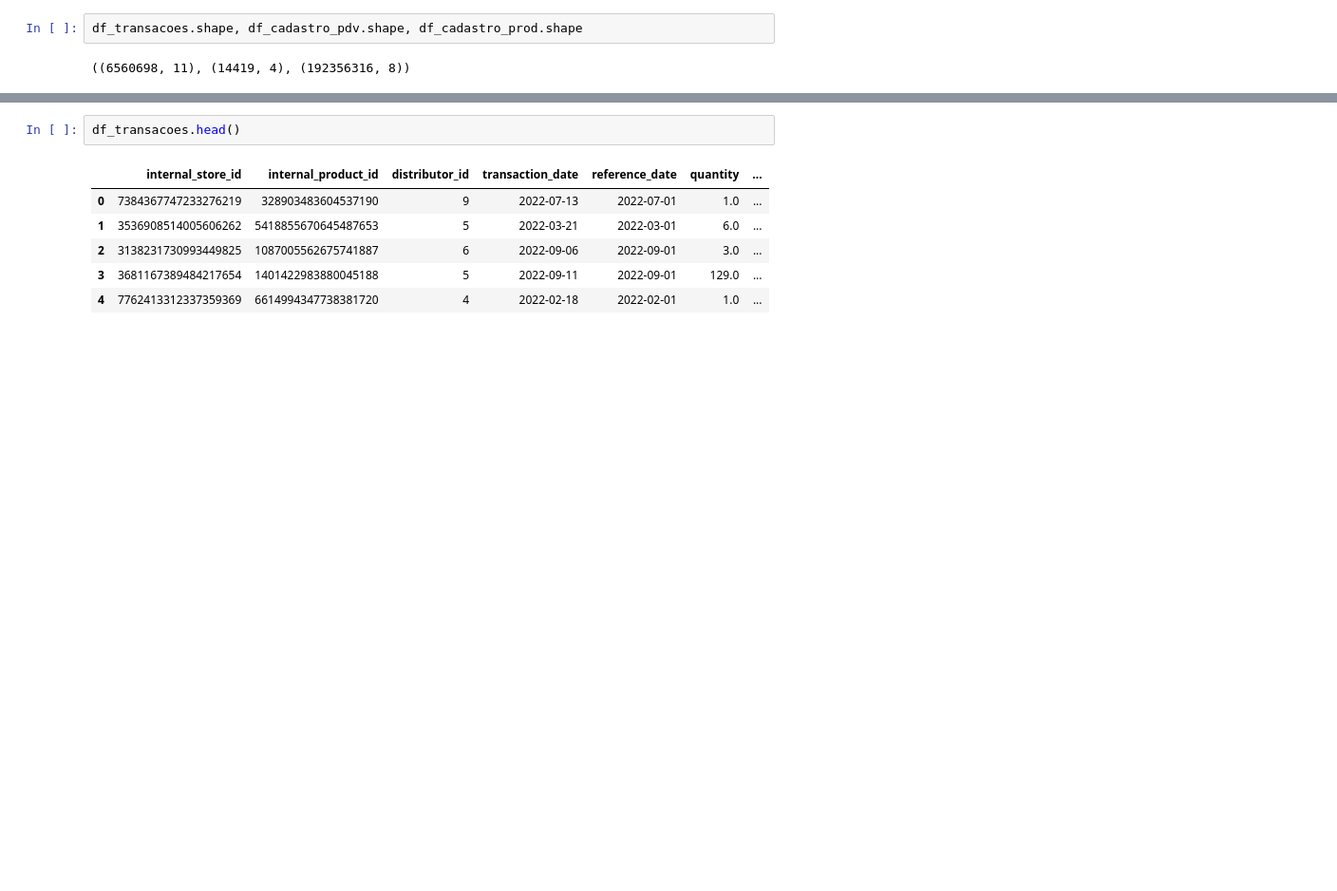
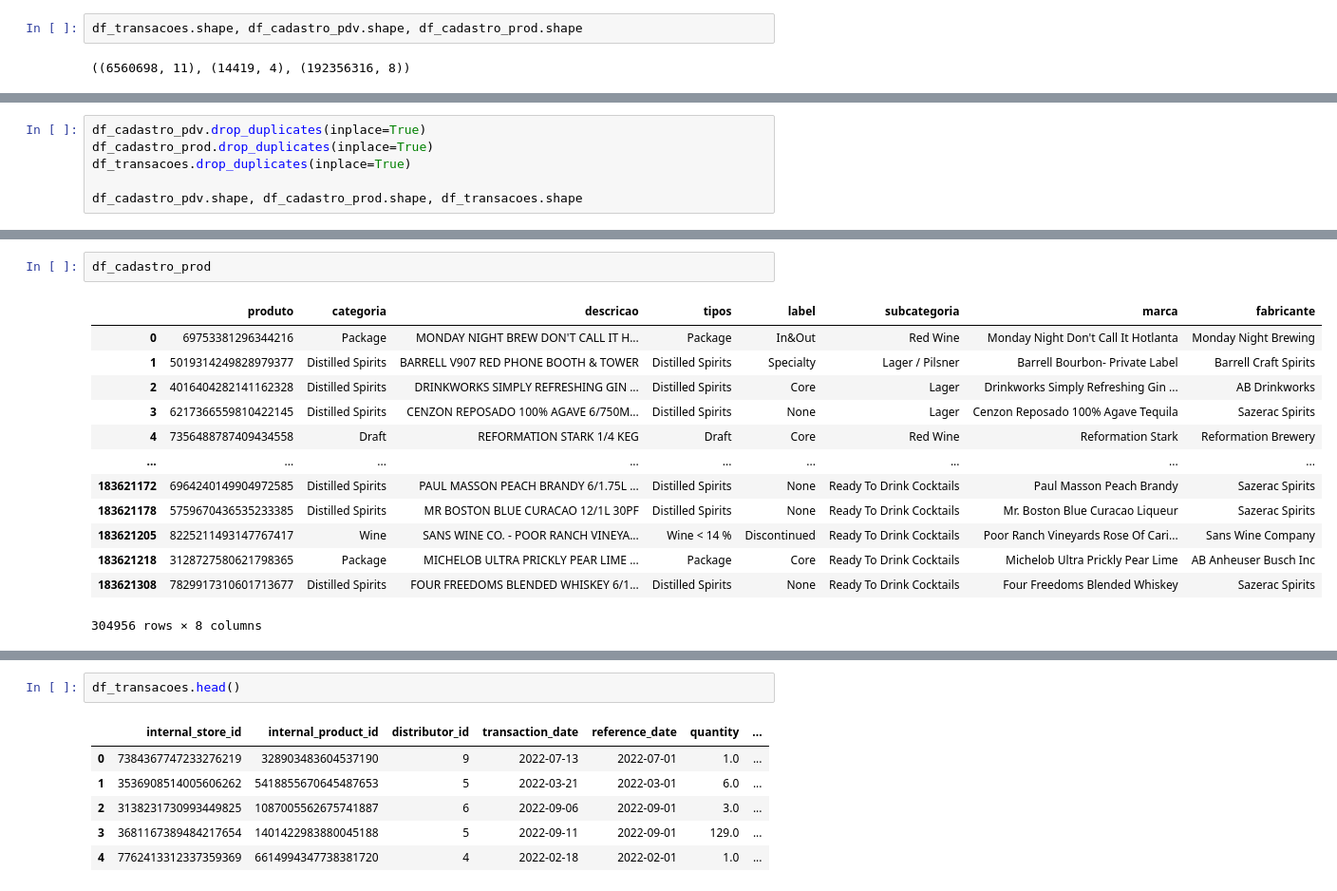
Before and after one commit to VictorBauler/Hackathon_Big_Data_2025, a Jupyter notebook: notebooks/eda.ipynb, the cells around one changed output, grey strips where cells are left out. Shown at 95% size. Saved outputs shown, nothing was run; the diff lists cells and outputs as text; blank space fills up the shorter version.

Commit message:
Drop duplicates, check for NA values.

```diff
--- a/notebooks/eda.ipynb
+++ b/notebooks/eda.ipynb
@@ -62,0 +67,6 @@ df_transacoes.shape, df_cadastro_pdv.shape, df_cadastro_prod.shape
+# %%
+df_cadastro_pdv.drop_duplicates(inplace=True)
+df_cadastro_prod.drop_duplicates(inplace=True)
+df_transacoes.drop_duplicates(inplace=True)
+
+df_cadastro_pdv.shape, df_cadastro_prod.shape, df_transacoes.shape
@@ -62,0 +97,16 @@ df_transacoes.shape, df_cadastro_pdv.shape, df_cadastro_prod.shape
+# %%
+df_cadastro_prod
+# %% [output]
+|  | produto | categoria | descricao | tipos | label | subcategoria | marca | fabricante |
+| 0 | 69753381296344216 | Package | MONDAY NIGHT BREW DON'T CALL IT H... | Package | In&Out | Red Wine | Monday Night Don't Call It Hotlanta | Monday Night Brewing |
+| 1 | 5019314249828979377 | Distilled Spirits | BARRELL V907 RED PHONE BOOTH & TOWER | Distilled Spirits | Specialty | Lager / Pilsner | Barrell Bourbon- Private Label | Barrell Craft Spirits |
+| 2 | 4016404282141162328 | Distilled Spirits | DRINKWORKS SIMPLY REFRESHING GIN ... | Distilled Spirits | Core | Lager | Drinkworks Simply Refreshing Gin ... | AB Drinkworks |
+| 3 | 6217366559810422145 | Distilled Spirits | CENZON REPOSADO 100% AGAVE 6/750M... | Distilled Spirits | None | Lager | Cenzon Reposado 100% Agave Tequila | Sazerac Spirits |
+| 4 | 7356488787409434558 | Draft | REFORMATION STARK 1/4 KEG | Draft | Core | Red Wine | Reformation Stark | Reformation Brewery |
+| ... | ... | ... | ... | ... | ... | ... | ... | ... |
+| 183621172 | 6964240149904972585 | Distilled Spirits | PAUL MASSON PEACH BRANDY 6/1.75L ... | Distilled Spirits | None | Ready To Drink Cocktails | Paul Masson Peach Brandy | Sazerac Spirits |
+| 183621178 | 5759670436535233385 | Distilled Spirits | MR BOSTON BLUE CURACAO 12/1L 30PF | Distilled Spirits | None | Ready To Drink Cocktails | Mr. Boston Blue Curacao Liqueur | Sazerac Spirits |
+| 183621205 | 8225211493147767417 | Wine | SANS WINE CO. - POOR RANCH VINEYA... | Wine < 14 % | Discontinued | Ready To Drink Cocktails | Poor Ranch Vineyards Rose Of Cari... | Sans Wine Company |
+| 183621218 | 3128727580621798365 | Package | MICHELOB ULTRA PRICKLY PEAR LIME ... | Package | Core | Ready To Drink Cocktails | Michelob Ultra Prickly Pear Lime | AB Anheuser Busch Inc |
+| 183621308 | 7829917310601713677 | Distilled Spirits | FOUR FREEDOMS BLENDED WHISKEY 6/1... | Distilled Spirits | None | Ready To Drink Cocktails | Four Freedoms Blended Whiskey | Sazerac Spirits |
+304956 rows × 8 columns
```
Also changed, not shown: parts of 15 cells of this notebook.
